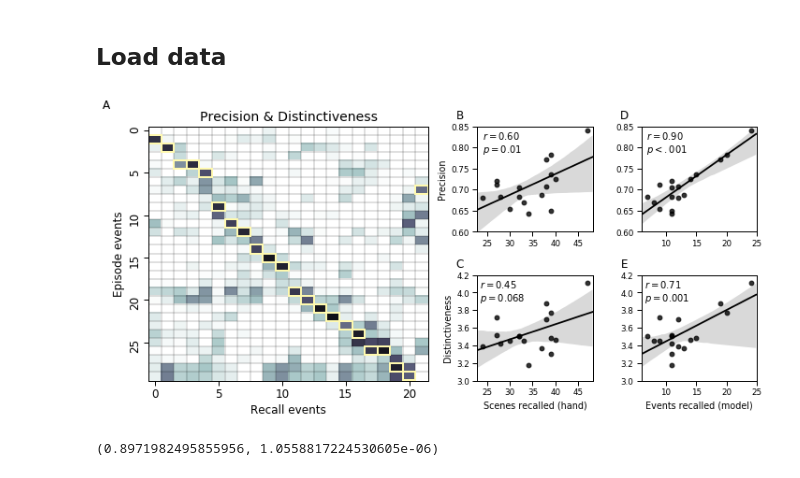
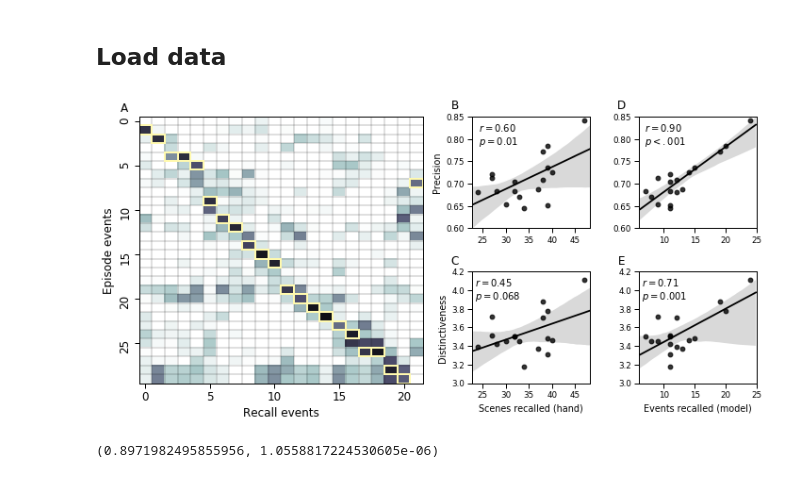
Before and after one commit to ContextLab/sherlock-topic-model-paper, a Jupyter notebook: code/notebooks/main/precision_distinctiveness_fig.ipynb, the cells around one changed output. Saved outputs shown, nothing was run; the diff lists cells and outputs as text; code cells hidden in the pictures.

Commit message:
removed panel title and cleaned up figure

```diff
--- a/code/notebooks/main/precision_distinctiveness_fig.ipynb
+++ b/code/notebooks/main/precision_distinctiveness_fig.ipynb
@@ -89,7 +89,6 @@ sns.heatmap(p17_matchmat,
             cmap=cmap,
             cbar=False,
             ax=a)
-a.set_title('Precision & Distinctiveness', fontsize=14)
 a.set_ylabel('Episode events', fontsize=12)
 a.set_xlabel('Recall events', fontsize=12)
 a.tick_params('both', labelsize=12)
@@ -134,8 +133,14 @@ sns.regplot(x='Events recalled (model)',
             ax=e)
 
 # add labels
-labels = 'ABCDE'
-for ax, l in zip([a, b, c, d, e], labels):
+a.text(-.05, 1.02,
+       'A',
+       horizontalalignment='center',
+       transform=a.transAxes,
+       fontsize=12)
+
+labels = 'BCDE'
+for ax, l in zip([b, c, d, e], labels):
     ax.text(-.15, 1.07,
             l,
             horizontalalignment='center',
@@ -160,34 +165,34 @@ d.set(xlim=(6, 25),
       ylabel=None)
 
 e.set(xlim=(6, 25),
       ylim=(3.0, 4.2),
       xticks=np.arange(5, 30, 5),
       yticks=np.arange(3.0, 4.4, .2),
       ylabel=None)
 
 # add stats
 cols = [('Precision', 'Scenes recalled (hand)'),
         ('Distinctiveness', 'Scenes recalled (hand)'),
         ('Precision', 'Events recalled (model)'),
         ('Distinctiveness', 'Events recalled (model)')]
 
 for ax, col in zip([b, c, d, e], cols):
     corr_func = corr_pearsonr if col[0] == 'Precision' else pearsonr
     stat = corr_func(df[col[0]], df[col[1]])
     ax.text(.22, .75,
             fmt_stat(stat),
             horizontalalignment='center',
             multialignment='left',
             transform=ax.transAxes,
             fontsize=10)
 
 plt.subplots_adjust(wspace=.25, hspace=.25)
 plt.tight_layout()
 
 # plt.savefig(FIG_DIR.joinpath('precision_distinctiveness.pdf'))
 plt.show()
 # %% [output]
-[figure, old version]
+[figure, new version]
 # %%
 print(pearsonr(precision, distinctiveness))
 # %% [output]
```
Also changed, not shown: 1 other file.
